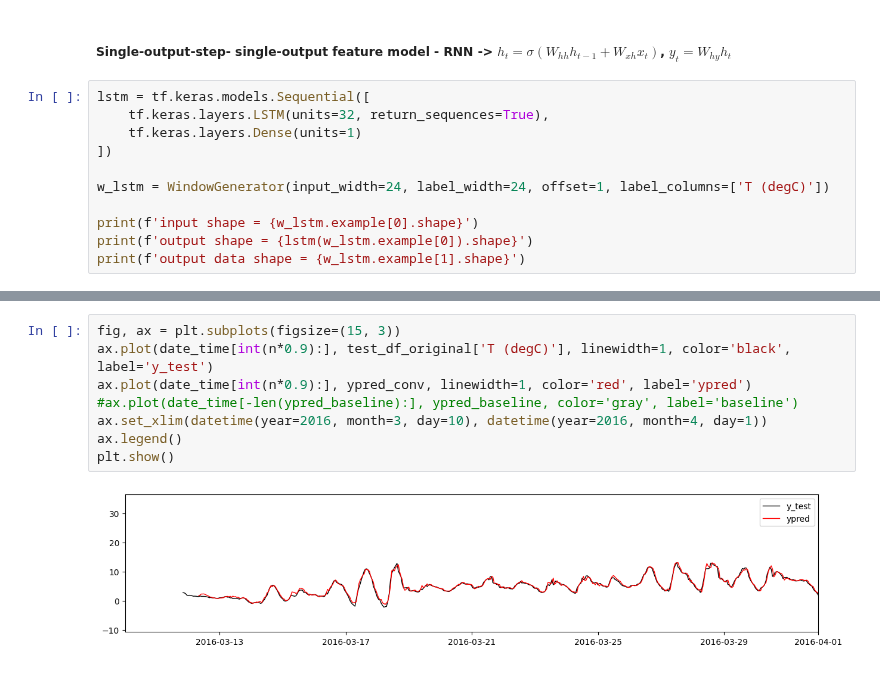
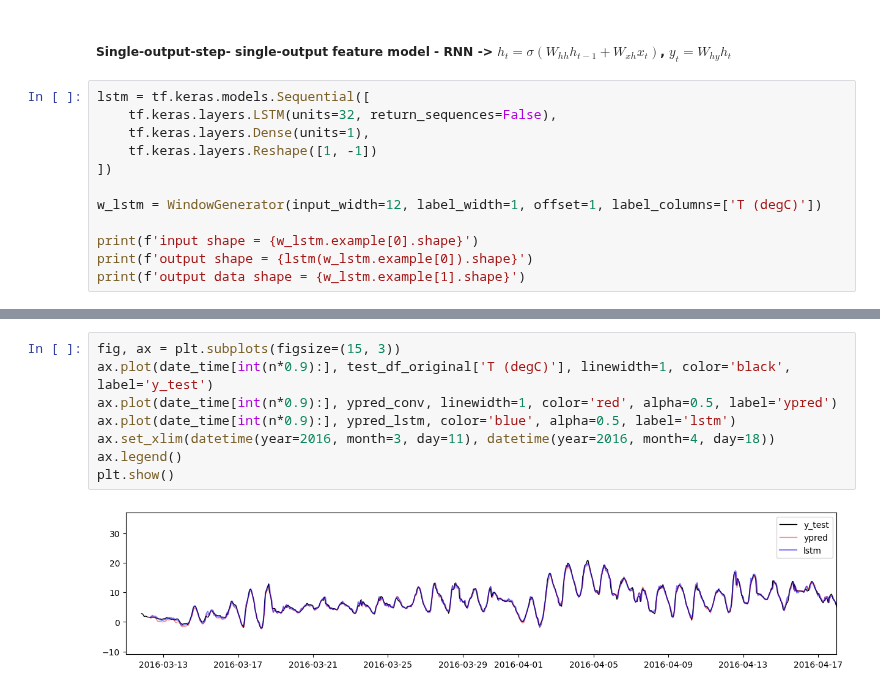
Before and after one commit to robetatis/study_notes_ml, a Jupyter notebook: weather.ipynb, the cells around one changed output, grey strips where cells are left out. Cells and saved outputs as stored; diff of their text form.

```diff
--- a/weather.ipynb
+++ b/weather.ipynb
@@ -627,11 +631,12 @@ w_conv.plot(conv, plot_col='T (degC)')
 ##### **Single-output-step- single-output feature model - RNN** -> $h_t = \sigma(W_{hh}h_{t-1} + W_{xh}x_t)$, $y_t = W_{hy}h_t$
 # %%
 lstm = tf.keras.models.Sequential([
-    tf.keras.layers.LSTM(units=32, return_sequences=True),
-    tf.keras.layers.Dense(units=1)
+    tf.keras.layers.LSTM(units=32, return_sequences=False),
+    tf.keras.layers.Dense(units=1),
+    tf.keras.layers.Reshape([1, -1])
 ])
 
-w_lstm = WindowGenerator(input_width=24, label_width=24, offset=1, label_columns=['T (degC)'])
+w_lstm = WindowGenerator(input_width=12, label_width=1, offset=1, label_columns=['T (degC)'])
 
 print(f'input shape = {w_lstm.example[0].shape}')
 print(f'output shape = {lstm(w_lstm.example[0]).shape}')
@@ -702,10 +705,10 @@ ypred_lstm = make_ypred(lstm, w_lstm, train_mean['T (degC)'], train_sd['T (degC)
 # %%
 fig, ax = plt.subplots(figsize=(15, 3))
 ax.plot(date_time[int(n*0.9):], test_df_original['T (degC)'], linewidth=1, color='black', label='y_test')
-ax.plot(date_time[int(n*0.9):], ypred_conv, linewidth=1, color='red', label='ypred')
-#ax.plot(date_time[-len(ypred_baseline):], ypred_baseline, color='gray', label='baseline')
-ax.set_xlim(datetime(year=2016, month=3, day=10), datetime(year=2016, month=4, day=1))
+ax.plot(date_time[int(n*0.9):], ypred_conv, linewidth=1, color='red', alpha=0.5, label='ypred')
+ax.plot(date_time[int(n*0.9):], ypred_lstm, color='blue', alpha=0.5, label='lstm')
+ax.set_xlim(datetime(year=2016, month=3, day=11), datetime(year=2016, month=4, day=18))
 ax.legend()
 plt.show()
 # %% [output]
-[figure, old version]
+[figure, new version]
```
Also changed, not shown: parts of 25 cells of this notebook.
